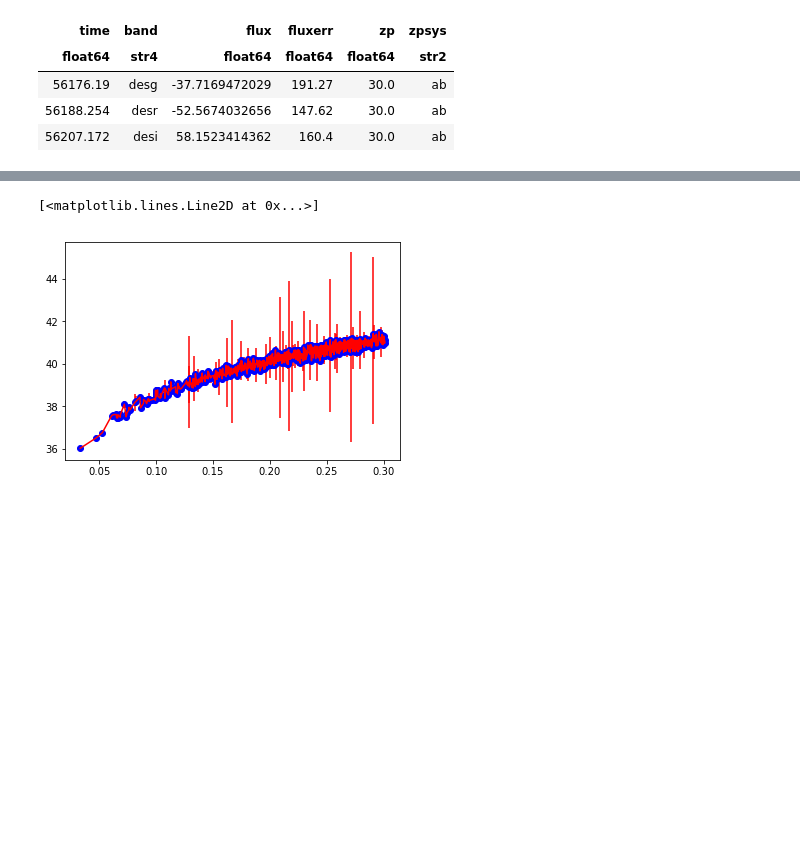
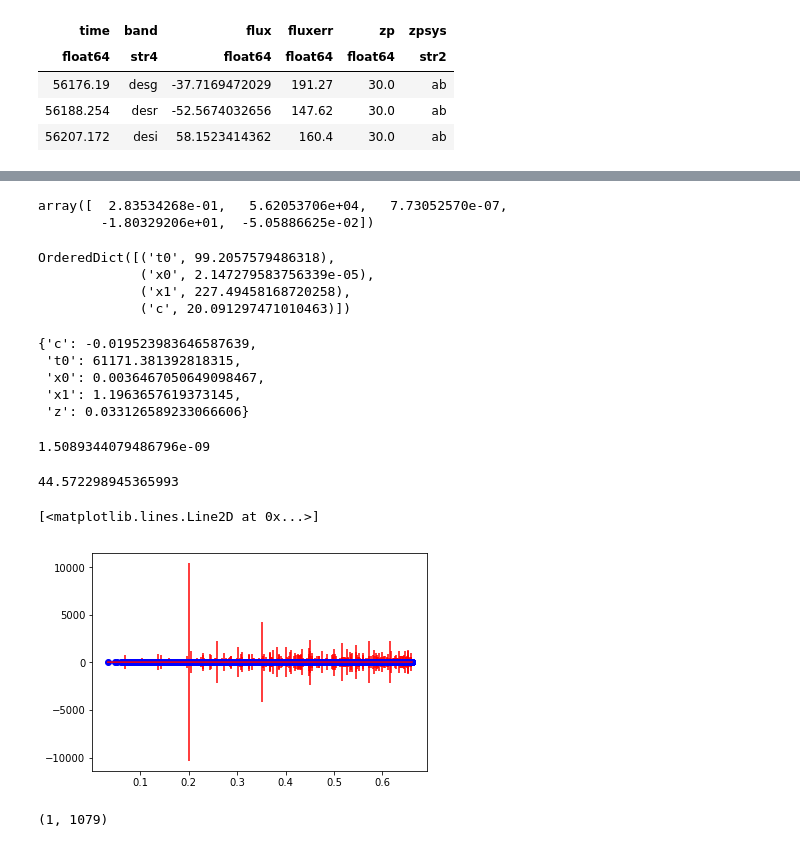
Before and after one commit to Andromedanita/vpec_sn_hack, a Jupyter notebook: Notebooks/sn_cosmo_renee_SNTable_SNe.ipynb, the cells around one changed output, grey strips where cells are left out. Saved outputs shown, nothing was run; the diff lists cells and outputs as text; code cells hidden in the pictures; blank space fills up the shorter version.

```diff
--- a/Notebooks/sn_cosmo_renee_SNTable_SNe.ipynb
+++ b/Notebooks/sn_cosmo_renee_SNTable_SNe.ipynb
@@ -353,9 +310,58 @@ sncosmo.plot_lc(data1[200], model=fitted_model, errors=result.errors)
+# %%
+fitted_model.parameters
+# %% [output]
+array([  2.83534268e-01,   5.62053706e+04,   7.73052570e-07,
+        -1.80329206e+01,  -5.05886625e-02])
+# %%
+result['errors']
+# %% [output]
+OrderedDict([('t0', 99.2057579486318),
+             ('x0', 2.147279583756339e-05),
+             ('x1', 227.49458168720258),
+             ('c', 20.091297471010463)])
+# %%
+lcs[0].meta
+# %% [output]
+{'c': -0.019523983646587639,
+ 't0': 61171.381392818315,
+ 'x0': 0.0036467050649098467,
+ 'x1': 1.1963657619373145,
+ 'z': 0.033126589233066606}
+# %%
+def sigma_mB(x0, sigma_x0):
+    final_val = (((-2.5/np.log(10)) * (1./x0))**2) *  (sigma_x0**2)
+    return np.sqrt(final_val)
+# %%
+def sigma_mu(sigma_mBval, sigma_x1, sigma_c):
+    alpha     = 0.141
+    beta      = 3.101
+    val_err   = (sigma_mBval**2) + ((alpha**2) * (sigma_x1**2)) + ((beta**2) * (sigma_c**2))
+    final_val = np.sqrt(val_err)
+    return final_val
+# %%
+sigma_mb_arr = np.zeros(length)
+
+for v in range(length):
+    sigma_mb_arr[v] = sigma_mB(x0vals[v], x0err[v])
+# %%
+np.max(sigma_mb_arr)
+# %% [output]
+1.5089344079486796e-09
+# %%
+sigma_mu_arr = np.zeros(length)
+
+for ff in range(length):
+    sigma_mu_arr[ff] = sigma_mu(sigma_mb_arr[ff], x1err[ff], cerr[ff])
+# %%
+np.mean(sigma_mu_arr)
+# %% [output]
+44.572298945365993
 # %%
-plt.errorbar(np.sort(zs), vals[Z], yerr= x1err/3e3, color="red")
+plt.errorbar(np.sort(zs), vals[Z], yerr= sigma_mu_arr, color="red")
 plt.plot(np.sort(zs), vals[Z], "ob", label="")
 
 #plt.plot(np.sort(zs), vals[Z], "b", label="")
 #plt.plot(zs, vals, "bo", alpha=0.4, markeredgecolor="black", label="Fitted light-curve")
 # %% [output]
 [<matplotlib.lines.Line2D at 0x...>]
-[figure, old version]
+[figure, new version]
@@ -361,0 +370,4 @@ plt.plot(np.sort(zs), vals[Z], "ob", label="")
+# %%
+np.shape(indx_good)
+# %% [output]
+(1, 1079)
```
Also changed, not shown: parts of 10 cells of this notebook.
